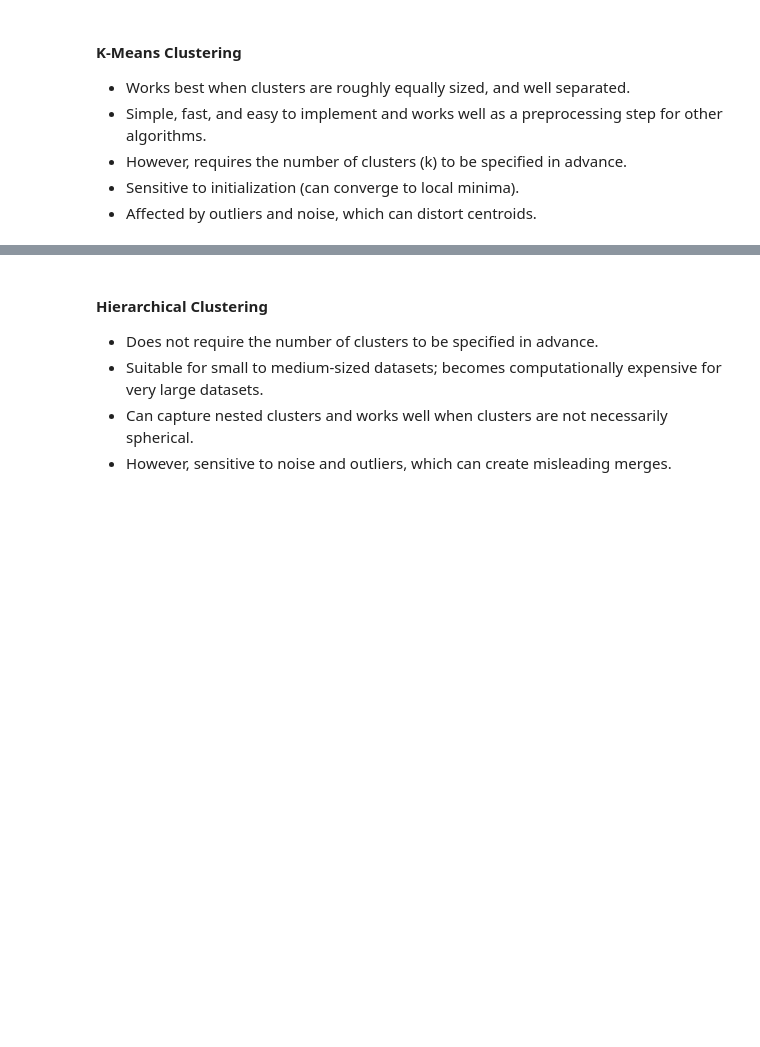
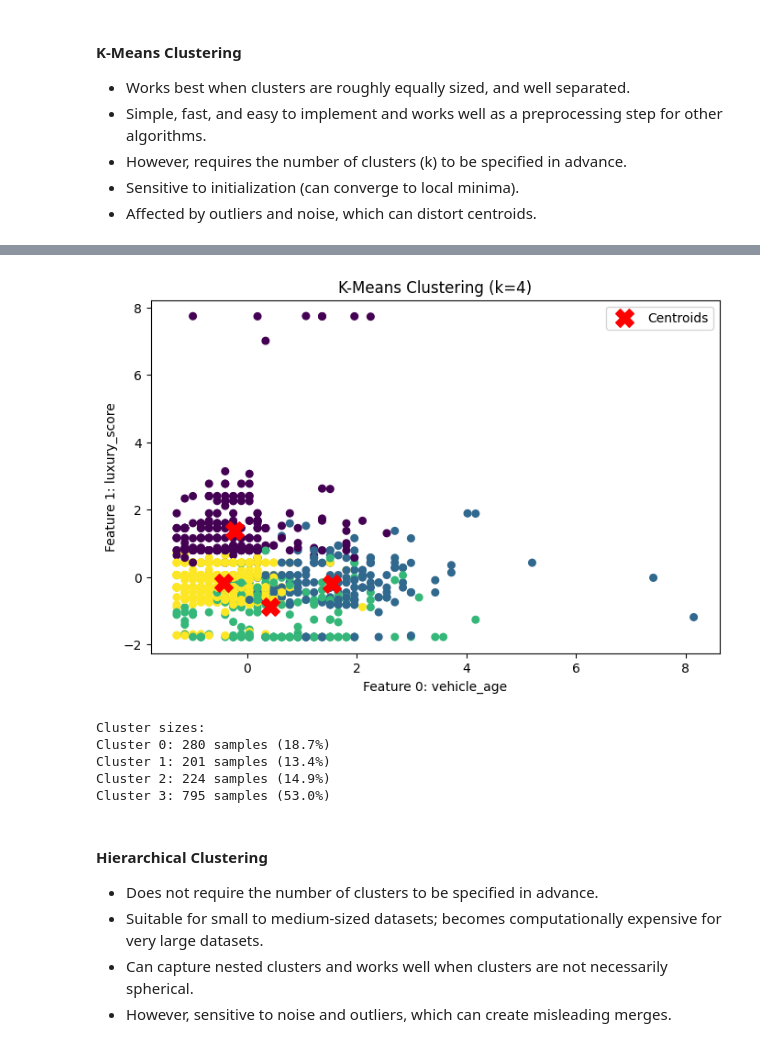
Before and after one commit to Zhiqi-Tao-1160573-new2/COMP647, a Jupyter notebook: LAB7-unsupervised_learning.ipynb, the cells around one changed output, grey strips where cells are left out. Cells and saved outputs as stored; diff of their text form; code cells hidden in the pictures; blank space fills up the shorter version.

```diff
--- a/LAB7-unsupervised_learning.ipynb
+++ b/LAB7-unsupervised_learning.ipynb
@@ -100,28 +111,37 @@ plt.show()
 # %%
 # -----------------------------
 # 3. Fit KMeans with optimal k
 # -----------------------------
 optimal_k = 4  # From elbow curve (pick after visual inspection) - adjust based on your elbow plot
 kmeans = KMeans(n_clusters=optimal_k, init="k-means++", random_state=42)
 y_kmeans = kmeans.fit_predict(X_scaled) # fit_predict(X) both trains the model and tells you which cluster each point belongs to. y_kmeans is basically the map of data points to clusters.
 
 # -----------------------------
 # Visualize Clusters (using first 2 features for 2D visualization)
 # -----------------------------
 plt.figure(figsize=(8, 5))
 plt.scatter(X_scaled[:, 0], X_scaled[:, 1], c=y_kmeans, s=30, cmap="viridis")
 plt.scatter(kmeans.cluster_centers_[:, 0], kmeans.cluster_centers_[:, 1], s=200, c="red", marker="X", label="Centroids")
 plt.title(f"K-Means Clustering (k={optimal_k})")
 plt.xlabel(f"Feature 0: {numerical_features[0]}")
 plt.ylabel(f"Feature 1: {numerical_features[1]}")
 plt.legend()
+plt.tight_layout()  # Ensure proper layout for GitHub display
 plt.show()
+plt.close()  # Close figure to free memory
 
 # Print cluster information
 print(f"\nCluster sizes:")
 for i in range(optimal_k):
     cluster_size = np.sum(y_kmeans == i)
     print(f"Cluster {i}: {cluster_size} samples ({cluster_size/len(y_kmeans)*100:.1f}%)")
+# %% [output]
+[figure, added]
+Cluster sizes:
+Cluster 0: 280 samples (18.7%)
+Cluster 1: 201 samples (13.4%)
+Cluster 2: 224 samples (14.9%)
+Cluster 3: 795 samples (53.0%)
 # %% [markdown]
 #### Hierarchical Clustering
 - Does not require the number of clusters to be specified in advance.
```
Also changed, not shown: parts of 7 cells of this notebook.
